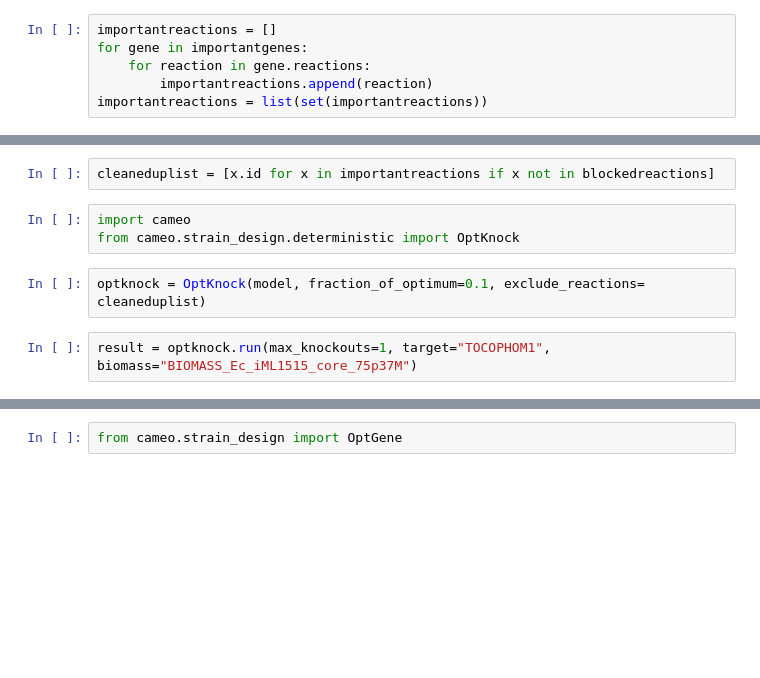
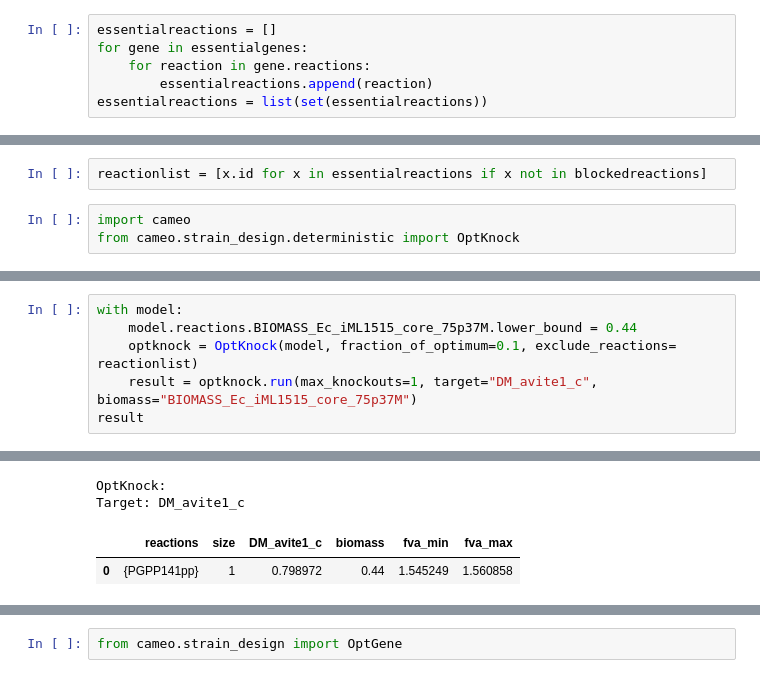
Before and after one commit to 27410/27410-group-assigment-group_2, a Jupyter notebook: 3_Gene_knockout_algorithms.ipynb, the cells around one changed output, grey strips where cells are left out. Cells and saved outputs as stored; diff of their text form; blank space fills up the shorter version.

Commit message:
Modified biomass and medium

```diff
--- a/3_Gene_knockout_algorithms.ipynb
+++ b/3_Gene_knockout_algorithms.ipynb
@@ -35,11 +33,11 @@ for gene in model.genes:
         else:
             targetgenes[gene] = model.slim_optimize(error_value=0.)
 # %%
-importantreactions = []
-for gene in importantgenes:
+essentialreactions = []
+for gene in essentialgenes:
     for reaction in gene.reactions:
-        importantreactions.append(reaction)
-importantreactions = list(set(importantreactions))
+        essentialreactions.append(reaction)
+essentialreactions = list(set(essentialreactions))
 # %%
 def get_blocked_reactions(model):
     fva_res = cobra.flux_analysis.flux_variability_analysis(model, fraction_of_optimum=0)
@@ -51,11 +49,7 @@ def get_blocked_reactions(model):
 # %%
 blockedreactions = get_blocked_reactions(model)
 # %%
-cleaneduplist = [x.id for x in importantreactions if x not in blockedreactions]
+reactionlist = [x.id for x in essentialreactions if x not in blockedreactions]
 # %%
 import cameo
 from cameo.strain_design.deterministic import OptKnock
-# %%
-optknock = OptKnock(model, fraction_of_optimum=0.1, exclude_reactions= cleaneduplist)
-# %%
-result = optknock.run(max_knockouts=1, target="TOCOPHOM1", biomass="BIOMASS_Ec_iML1515_core_75p37M")
@@ -64,0 +56,7 @@ result = optknock.run(max_knockouts=1, target="TOCOPHOM1", biomass="BIOMASS_Ec_i
+# %%
+with model:
+    model.reactions.BIOMASS_Ec_iML1515_core_75p37M.lower_bound = 0.44
+    optknock = OptKnock(model, fraction_of_optimum=0.1, exclude_reactions= reactionlist)
+    result = optknock.run(max_knockouts=1, target="DM_avite1_c", biomass="BIOMASS_Ec_iML1515_core_75p37M")
+result
+# %% [output]
@@ -65 +66,5 @@ result = optknock.run(max_knockouts=1, target="TOCOPHOM1", biomass="BIOMASS_Ec_i
+OptKnock:
+Target: DM_avite1_c
+|  | reactions | size | DM_avite1_c | biomass | fva_min | fva_max |
+| 0 | {PGPP141pp} | 1 | 0.798972 | 0.44 | 1.545249 | 1.560858 |
 # %%
```
Also changed, not shown: parts of 14 cells of this notebook.
